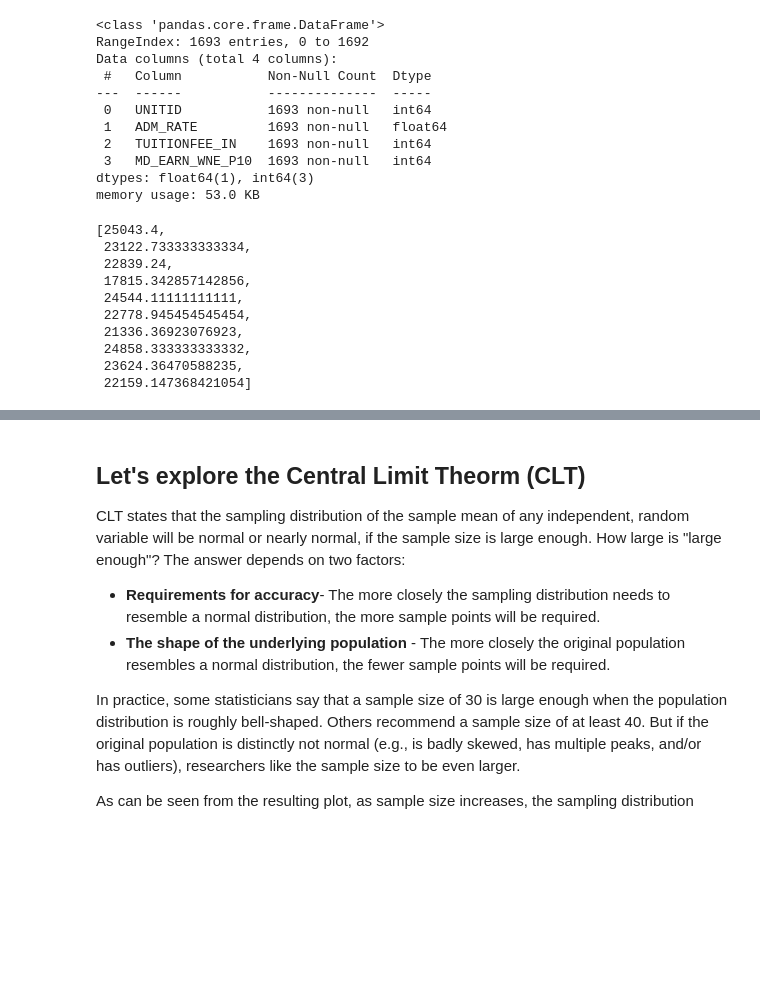
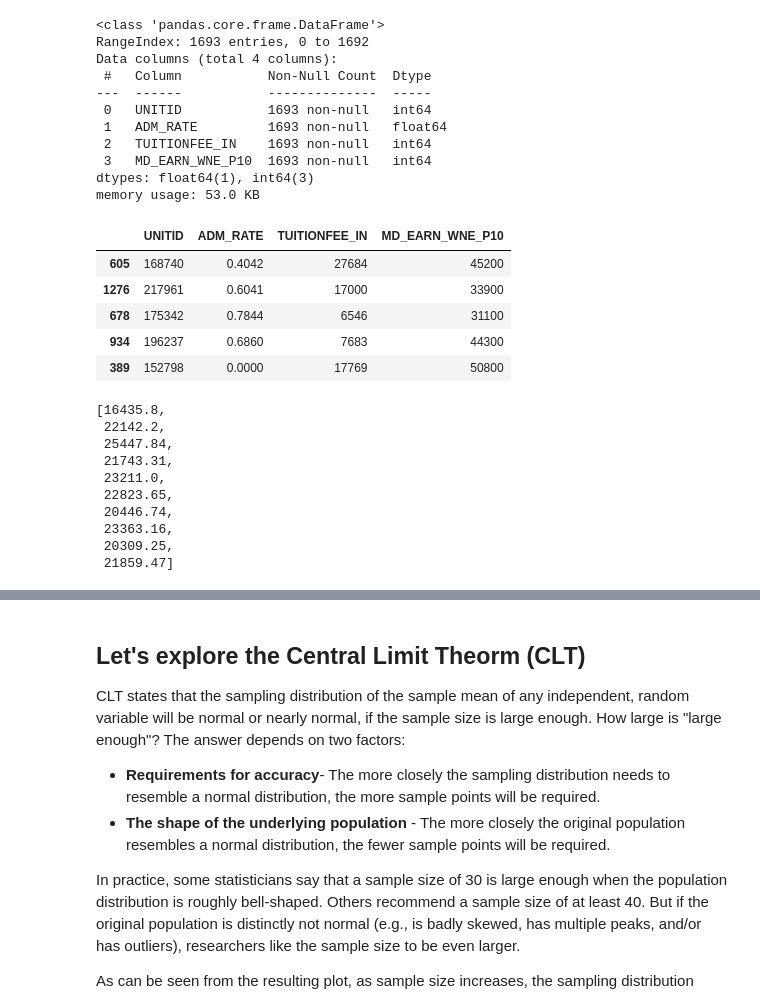
Before and after one commit to DATA-690-SPRING-2022/jay_data690, a Jupyter notebook: 10_LLN_CTL_college.ipynb, the cells around one changed output, grey strips where cells are left out. Cells and saved outputs as stored; diff of their text form; code cells hidden in the pictures; blank space fills up the shorter version.

```diff
--- a/10_LLN_CTL_college.ipynb
+++ b/10_LLN_CTL_college.ipynb
@@ -36,6 +36,15 @@ Data columns (total 4 columns):
  3   MD_EARN_WNE_P10  1693 non-null   int64
 dtypes: float64(1), int64(3)
 memory usage: 53.0 KB
+# %%
+df.sample(5)
+# %% [output]
+|  | UNITID | ADM_RATE | TUITIONFEE_IN | MD_EARN_WNE_P10 |
+| 605 | 168740 | 0.4042 | 27684 | 45200 |
+| 1276 | 217961 | 0.6041 | 17000 | 33900 |
+| 678 | 175342 | 0.7844 | 6546 | 31100 |
+| 934 | 196237 | 0.6860 | 7683 | 44300 |
+| 389 | 152798 | 0.0000 | 17769 | 50800 |
 # %%
 # Frst, we generate sample means
 
@@ -47,20 +56,20 @@ sample_sizes = range(5, 1000, 10)
 #    sample = np.random.choice(a=DICE,  p=PROB, size=size)
 #    sample_means.append(sample.mean())              # append the sameple mean to the list
 # Instead of using for loopf, we use the parsimonious list comprehension
-sample_means = [df["TUITIONFEE_IN"].sample(s).mean() for s in sample_sizes]
+sample_means = [round(df["TUITIONFEE_IN"].sample(s).mean(),2) for s in sample_sizes]
 
 sample_means[:10]                     # display the first 10 sample means
 # %% [output]
-[25043.4,
- 23122.733333333334,
- 22839.24,
- 17815.342857142856,
- 24544.11111111111,
- 22778.945454545454,
- 21336.36923076923,
- 24858.333333333332,
- 23624.36470588235,
- 22159.147368421054]
+[16435.8,
+ 22142.2,
+ 25447.84,
+ 21743.31,
+ 23211.0,
+ 22823.65,
+ 20446.74,
+ 23363.16,
+ 20309.25,
+ 21859.47]
 # %%
 # Next, we make a line plot to show the relationship between sample mean and sample size
 
```
Also changed, not shown: parts of 4 cells of this notebook.
